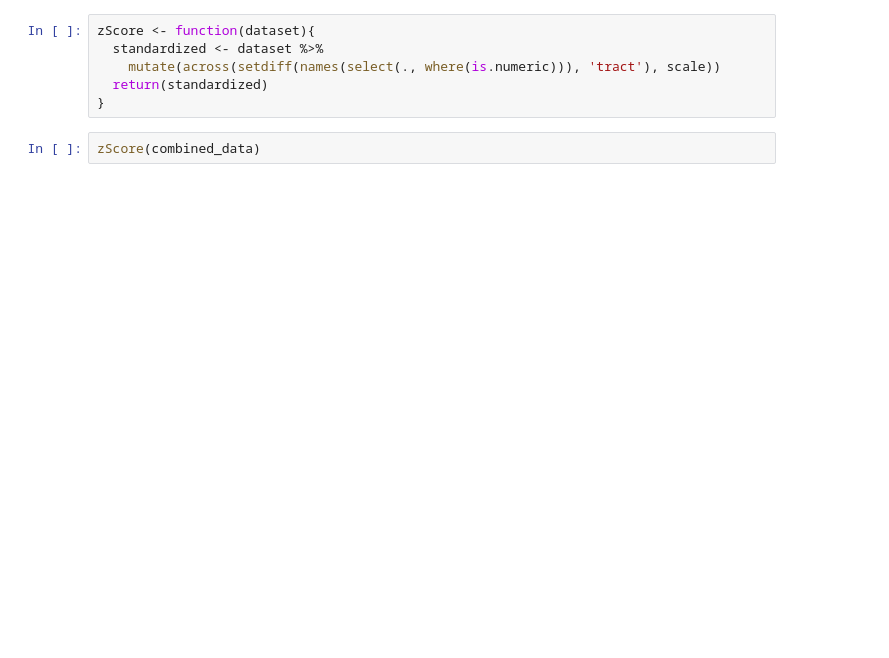
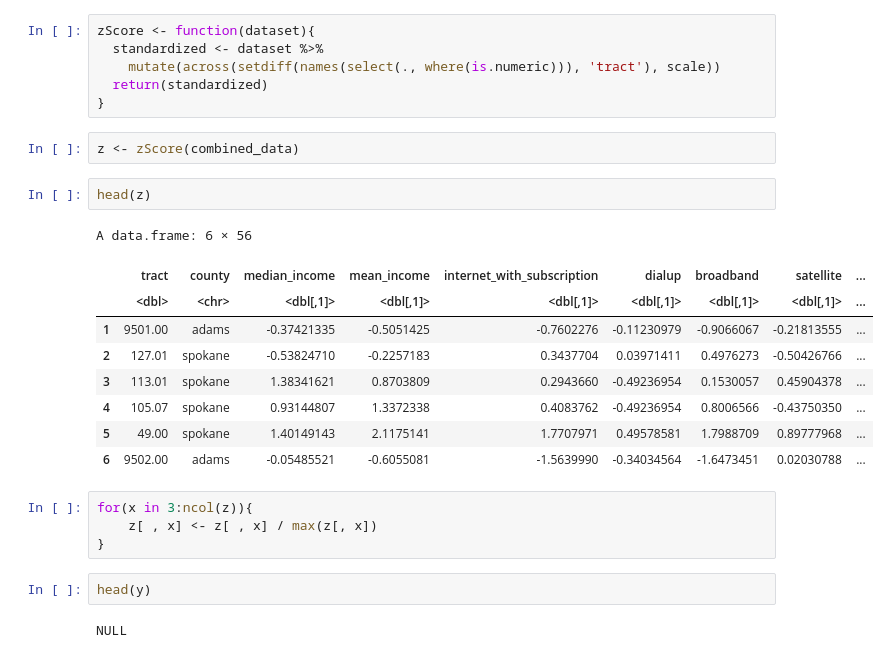
Before and after one commit to nicholasptran/eastern-washington-digital-equity, a Jupyter notebook: app/notebooks_and_testing/data_test.ipynb, the cells around one changed output. Drawn from its saved outputs; the diff is of its cells as text; blank space fills up the shorter version.

```diff
--- a/app/notebooks_and_testing/data_test.ipynb
+++ b/app/notebooks_and_testing/data_test.ipynb
@@ -121,5 +121,25 @@ zScore <- function(dataset){
     mutate(across(setdiff(names(select(., where(is.numeric))), 'tract'), scale))
   return(standardized)
 }
-# %%
-zScore(combined_data)
+# %%
+z <- zScore(combined_data)
+# %%
+head(z)
+# %% [output]
+A data.frame: 6 × 56
+|  | tract | county | median_income | mean_income | internet_with_subscription | dialup | broadband | satellite | ... |
+|  | <dbl> | <chr> | <dbl[,1]> | <dbl[,1]> | <dbl[,1]> | <dbl[,1]> | <dbl[,1]> | <dbl[,1]> | ... |
+| 1 | 9501.00 | adams | -0.37421335 | -0.5051425 | -0.7602276 | -0.11230979 | -0.9066067 | -0.21813555 | ... |
+| 2 | 127.01 | spokane | -0.53824710 | -0.2257183 | 0.3437704 | 0.03971411 | 0.4976273 | -0.50426766 | ... |
+| 3 | 113.01 | spokane | 1.38341621 | 0.8703809 | 0.2943660 | -0.49236954 | 0.1530057 | 0.45904378 | ... |
+| 4 | 105.07 | spokane | 0.93144807 | 1.3372338 | 0.4083762 | -0.49236954 | 0.8006566 | -0.43750350 | ... |
+| 5 | 49.00 | spokane | 1.40149143 | 2.1175141 | 1.7707971 | 0.49578581 | 1.7988709 | 0.89777968 | ... |
+| 6 | 9502.00 | adams | -0.05485521 | -0.6055081 | -1.5639990 | -0.34034564 | -1.6473451 | 0.02030788 | ... |
+# %%
+for(x in 3:ncol(z)){
+    z[ , x] <- z[ , x] / max(z[, x])
+}
+# %%
+head(y)
+# %% [output]
+NULL
```
Also changed, not shown: 3 other files.
